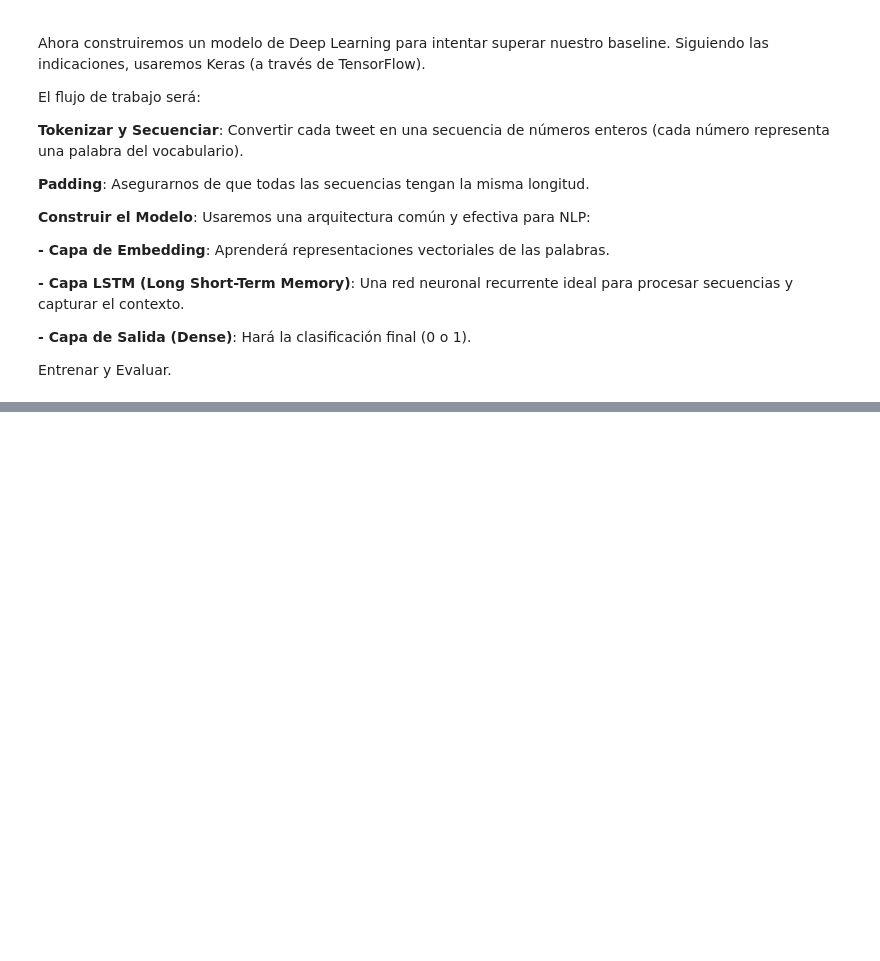
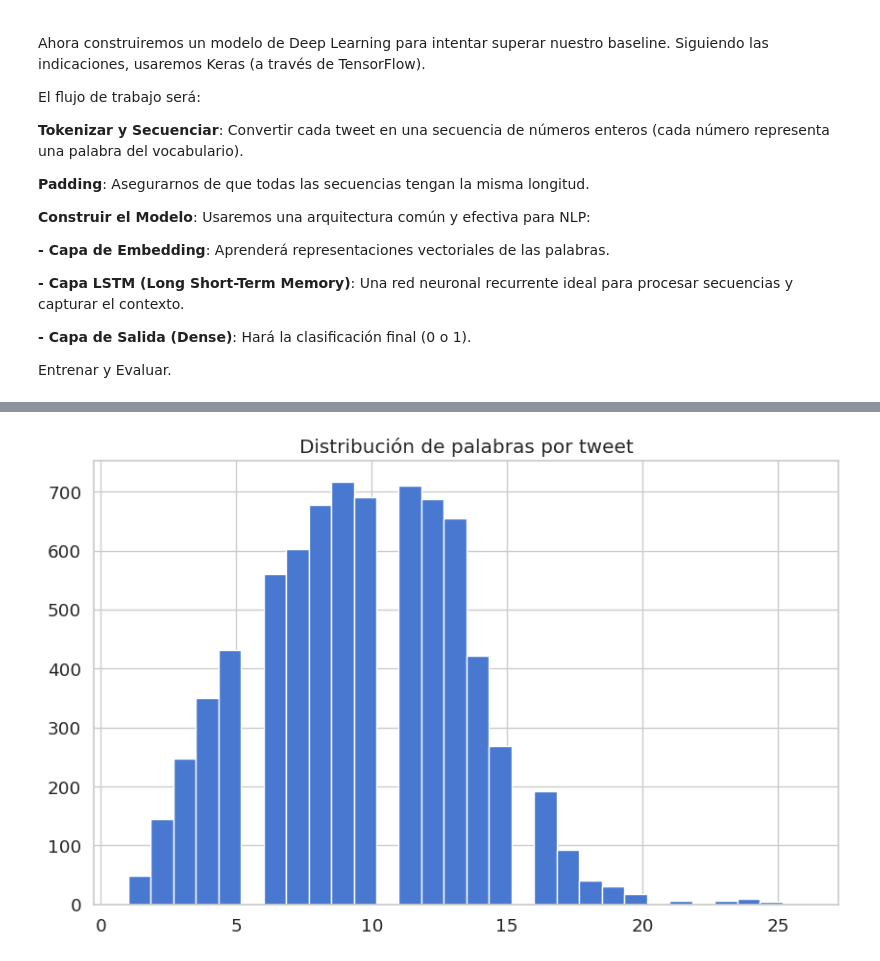
Before and after one commit to Rickgoi/disaster-tweet-classification, a Jupyter notebook: Notebooks/Deteccion_de_tweets_desastres.ipynb, the cells around one changed output, grey strips where cells are left out. Drawn from its saved outputs; the diff is of its cells as text; code cells hidden in the pictures; blank space fills up the shorter version.

```diff
--- a/Notebooks/Deteccion_de_tweets_desastres.ipynb
+++ b/Notebooks/Deteccion_de_tweets_desastres.ipynb
@@ -478,7 +443,7 @@ df_tweets.head()
 
 
 # 1. Preparamos los datos
-X = df_tweets['cleaned_text']
+X = df_tweets['text_clean']
 y = df_tweets['target']
 
 # 2. Dividimod los datos en conjuntos de entrenamiento y prueba (una sola vez)
@@ -493,7 +458,7 @@ print("\n" + "="*50 + "\n")
 print("--- Entrenando y Evaluando con TF-IDF ---")
 
 # 3a. Vectorización con TF-IDF
-tfidf_vectorizer = TfidfVectorizer(max_features=5000)
+tfidf_vectorizer = TfidfVectorizer(max_features=5000, ngram_range=(1, 2))
 X_train_tfidf = tfidf_vectorizer.fit_transform(X_train)
 X_test_tfidf = tfidf_vectorizer.transform(X_test)
 print(f"Dimensiones de la matriz TF-IDF de entrenamiento: {X_train_tfidf.shape}")
@@ -794,0 +596,96 @@ Este proyecto ha sentado una base sólida, pero existen varias vías para mejora
+# %%
+# Importamos las herramientas de TensorFlow y Keras
+import tensorflow as tf
+from tensorflow.keras.preprocessing.text import Tokenizer
+from tensorflow.keras.preprocessing.sequence import pad_sequences
+from tensorflow.keras.models import Sequential
+from tensorflow.keras.layers import Embedding, LSTM, Dense, SpatialDropout1D
+from tensorflow.keras.callbacks import EarlyStopping
+from tensorflow.keras.layers import Bidirectional, GlobalMaxPool1D, BatchNormalization, Dropout
+from tensorflow.keras.callbacks import ModelCheckpoint
+
+# 1. Tokenización y Secuenciamiento
+
+# Definimos el número máximo de palabras a considerar en nuestro vocabulario
+MAX_WORDS = 10000
+
+# Analizamos la longitud real de los tweets limpios
+tweet_lengths = [len(s.split()) for s in df_tweets['text_clean']]
+plt.hist(tweet_lengths, bins=30)
+plt.title('Distribución de palabras por tweet')
+plt.show()
+
+# Definimos MAX_LEN basándonos en el percentil 95 (normalmente entre 40 y 60)
+MAX_LEN = int(pd.Series(tweet_lengths).quantile(0.95))
+print(f"Nueva longitud máxima recomendada (MAX_LEN): {MAX_LEN}")
+
+# Tokenización profesional
+tokenizer = Tokenizer(num_words=MAX_WORDS)
+tokenizer.fit_on_texts(X_train) # Asumiendo que X_train contiene 'text_clean'
+
+X_train_pad = pad_sequences(tokenizer.texts_to_sequences(X_train), maxlen=MAX_LEN)
+X_test_pad = pad_sequences(tokenizer.texts_to_sequences(X_test), maxlen=MAX_LEN)
+
+print(f"Dimensiones de los datos de entrenamiento para DL: {X_train_pad.shape}")
+
+# 3. Construir el modelo LSTM
+# Arquitectura de Alto Rendimiento
+model_lstm = Sequential([
+    # Embedding: Genera vectores densos
+    Embedding(input_dim=MAX_WORDS, output_dim=128),
+    SpatialDropout1D(0.3),
+
+    # Bidirectional LSTM: Lee el tweet en ambos sentidos
+    # Eliminamos recurrent_dropout para usar aceleración por GPU (CuDNN)
+    Bidirectional(LSTM(64, return_sequences=True)),
+
+    # GlobalMaxPool: Extrae las señales más fuertes de la secuencia
+    GlobalMaxPool1D(),
+
+    # Capas densas de clasificación con BatchNormalization para estabilidad
+    BatchNormalization(),
+    Dense(64, activation='relu'),
+    Dropout(0.5), # Regularización fuerte para evitar overfitting
+    Dense(1, activation='sigmoid')
+])
+
+model_lstm.compile(loss='binary_crossentropy', optimizer='adam', metrics=['accuracy'])
+model_lstm.summary()
+
+# 4. Entrenar el modelo
+
+# Callbacks Profesionales
+# Guardamos automáticamente el modelo con el mejor desempeño en validación
+checkpoint = ModelCheckpoint('best_model_disaster.h5',
+                             monitor='val_loss',
+                             save_best_only=True,
+                             verbose=1)
+
+early_stopping = EarlyStopping(monitor='val_loss',
+                               patience=3, # Un poco más de paciencia
+                               restore_best_weights=True)
+
+history = model_lstm.fit(
+    X_train_pad, y_train,
+    epochs=15, # Podemos permitir más épocas porque EarlyStopping nos protege
+    batch_size=32, # Batch size más pequeño suele ayudar a generalizar mejor en NLP
+    validation_split=0.2,
+    callbacks=[early_stopping, checkpoint]
+)
+# 5. Evaluar el modelo de Deep Learning en el conjunto de prueba
+print("\nEvaluando el modelo de Deep Learning...")
+y_pred_lstm_prob = model_lstm.predict(X_test_pad)
+y_pred_lstm = (y_pred_lstm_prob > 0.5).astype(int)
+
+print("\n--- Reporte de Clasificación (LSTM) ---")
+print(classification_report(y_test, y_pred_lstm))
+
+print("\n--- Matriz de Confusión (LSTM) ---")
+cm_lstm = confusion_matrix(y_test, y_pred_lstm)
+sns.heatmap(cm_lstm, annot=True, fmt='d', cmap='Greens')
+plt.title('Matriz de Confusión - LSTM')
+plt.xlabel('Predicho')
+plt.ylabel('Verdadero')
+plt.show()
+# %% [output]
+[figure, added]
```
Also changed, not shown: parts of 36 cells of this notebook.
